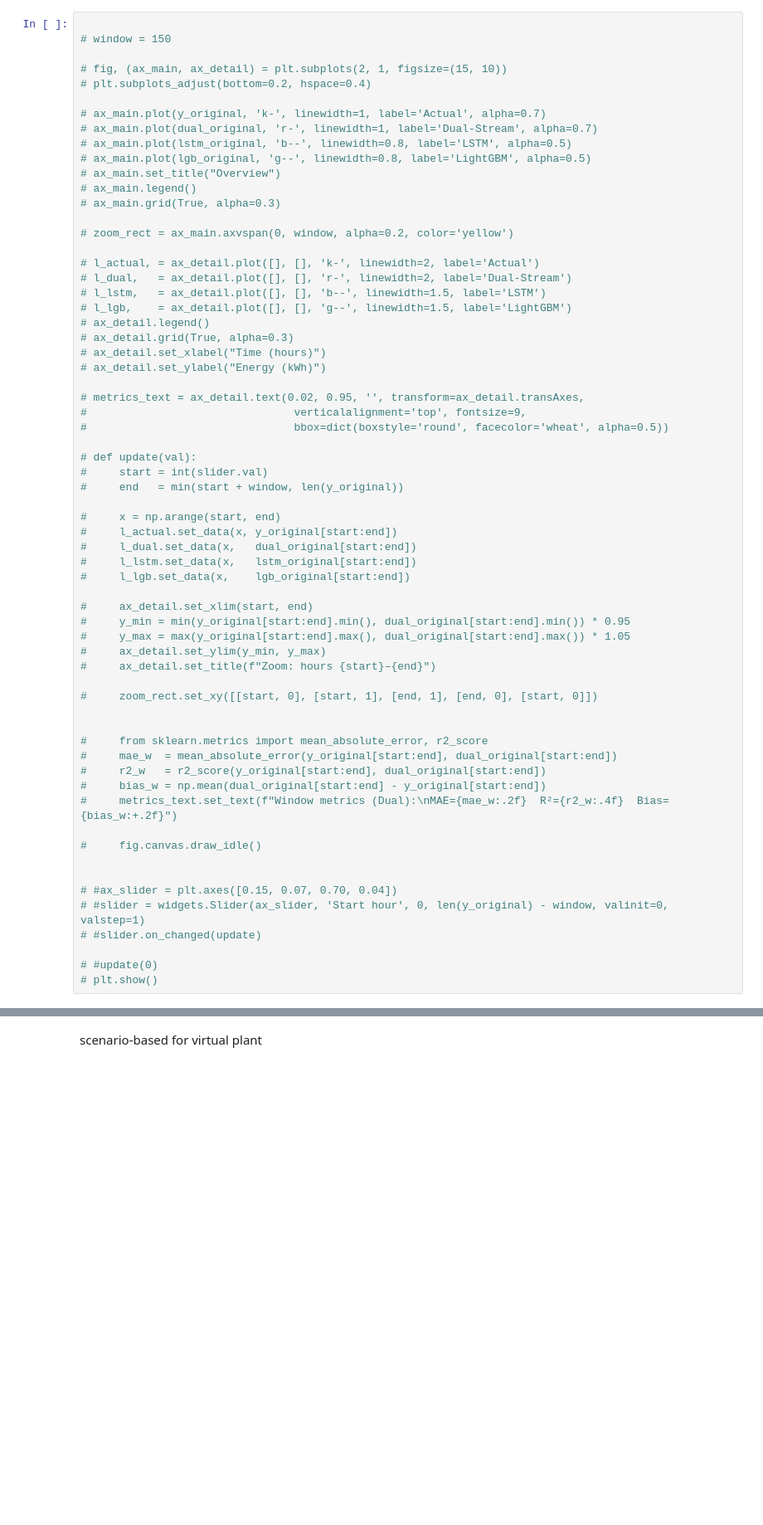
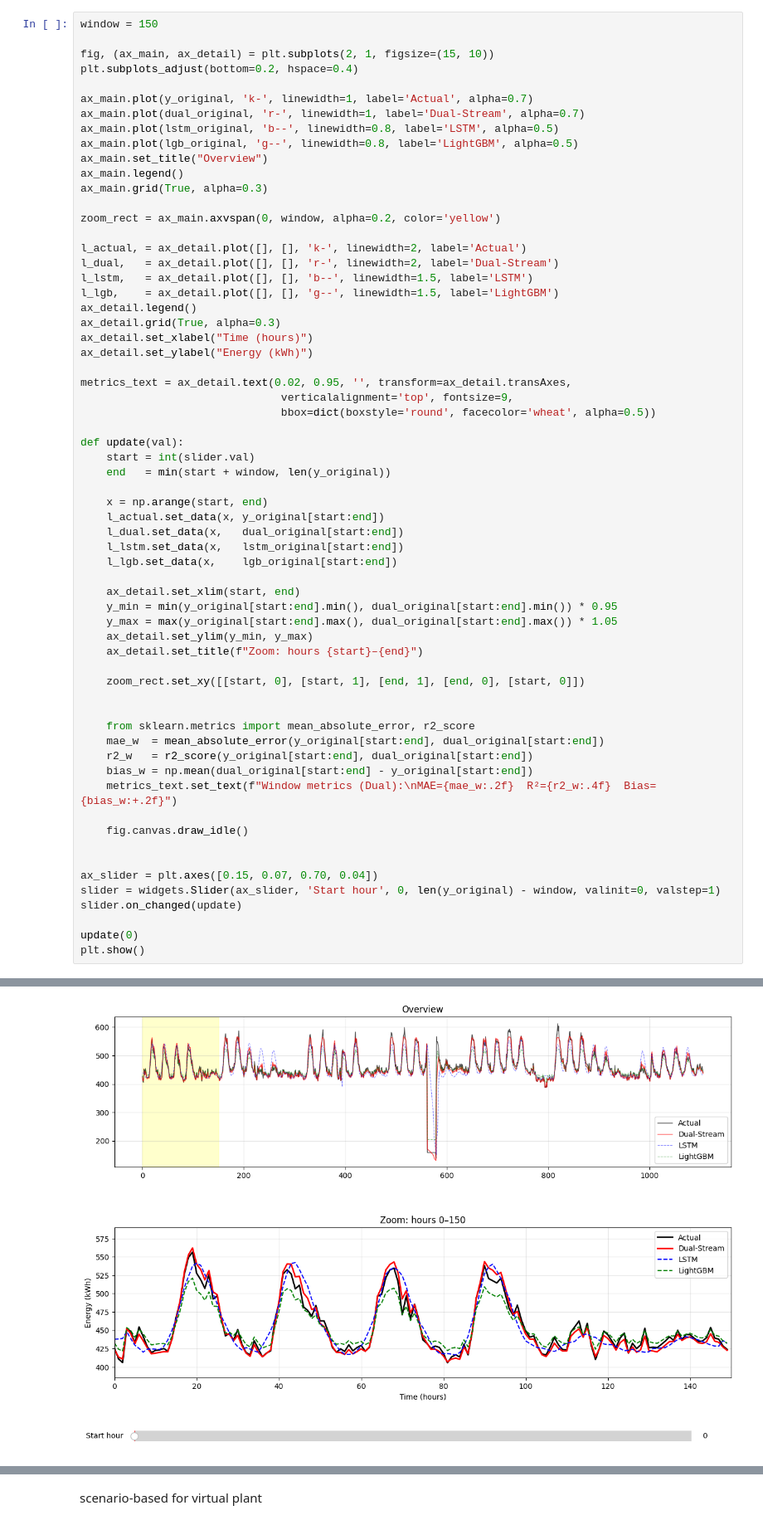
Before and after one commit to ainurkabdrakhman/diploma_project, a Jupyter notebook: main.ipynb, the cells around one changed output, grey strips where cells are left out. Shown at 83% size. Drawn from its saved outputs; the diff is of its cells as text; blank space fills up the shorter version.

```diff
--- a/main.ipynb
+++ b/main.ipynb
@@ -578,64 +735,64 @@ plt.show()
 # %%
+window = 150
 
-# window = 150
+fig, (ax_main, ax_detail) = plt.subplots(2, 1, figsize=(15, 10))
+plt.subplots_adjust(bottom=0.2, hspace=0.4)
 
-# fig, (ax_main, ax_detail) = plt.subplots(2, 1, figsize=(15, 10))
-# plt.subplots_adjust(bottom=0.2, hspace=0.4)
+ax_main.plot(y_original, 'k-', linewidth=1, label='Actual', alpha=0.7)
+ax_main.plot(dual_original, 'r-', linewidth=1, label='Dual-Stream', alpha=0.7)
+ax_main.plot(lstm_original, 'b--', linewidth=0.8, label='LSTM', alpha=0.5)
+ax_main.plot(lgb_original, 'g--', linewidth=0.8, label='LightGBM', alpha=0.5)
+ax_main.set_title("Overview")
+ax_main.legend()
+ax_main.grid(True, alpha=0.3)
 
-# ax_main.plot(y_original, 'k-', linewidth=1, label='Actual', alpha=0.7)
-# ax_main.plot(dual_original, 'r-', linewidth=1, label='Dual-Stream', alpha=0.7)
-# ax_main.plot(lstm_original, 'b--', linewidth=0.8, label='LSTM', alpha=0.5)
-# ax_main.plot(lgb_original, 'g--', linewidth=0.8, label='LightGBM', alpha=0.5)
-# ax_main.set_title("Overview")
-# ax_main.legend()
-# ax_main.grid(True, alpha=0.3)
+zoom_rect = ax_main.axvspan(0, window, alpha=0.2, color='yellow')
 
-# zoom_rect = ax_main.axvspan(0, window, alpha=0.2, color='yellow')
+l_actual, = ax_detail.plot([], [], 'k-', linewidth=2, label='Actual')
+l_dual,   = ax_detail.plot([], [], 'r-', linewidth=2, label='Dual-Stream')
+l_lstm,   = ax_detail.plot([], [], 'b--', linewidth=1.5, label='LSTM')
+l_lgb,    = ax_detail.plot([], [], 'g--', linewidth=1.5, label='LightGBM')
+ax_detail.legend()
+ax_detail.grid(True, alpha=0.3)
+ax_detail.set_xlabel("Time (hours)")
+ax_detail.set_ylabel("Energy (kWh)")
 
-# l_actual, = ax_detail.plot([], [], 'k-', linewidth=2, label='Actual')
-# l_dual,   = ax_detail.plot([], [], 'r-', linewidth=2, label='Dual-Stream')
-# l_lstm,   = ax_detail.plot([], [], 'b--', linewidth=1.5, label='LSTM')
-# l_lgb,    = ax_detail.plot([], [], 'g--', linewidth=1.5, label='LightGBM')
-# ax_detail.legend()
-# ax_detail.grid(True, alpha=0.3)
-# ax_detail.set_xlabel("Time (hours)")
-# ax_detail.set_ylabel("Energy (kWh)")
+metrics_text = ax_detail.text(0.02, 0.95, '', transform=ax_detail.transAxes,
+                               verticalalignment='top', fontsize=9,
+                               bbox=dict(boxstyle='round', facecolor='wheat', alpha=0.5))
 
-# metrics_text = ax_detail.text(0.02, 0.95, '', transform=ax_detail.transAxes,
-#                                verticalalignment='top', fontsize=9,
-#                                bbox=dict(boxstyle='round', facecolor='wheat', alpha=0.5))
+def update(val):
+    start = int(slider.val)
+    end   = min(start + window, len(y_original))
 
-# def update(val):
-#     start = int(slider.val)
-#     end   = min(start + window, len(y_original))
+    x = np.arange(start, end)
+    l_actual.set_data(x, y_original[start:end])
+    l_dual.set_data(x,   dual_original[start:end])
+    l_lstm.set_data(x,   lstm_original[start:end])
+    l_lgb.set_data(x,    lgb_original[start:end])
 
-#     x = np.arange(start, end)
-#     l_actual.set_data(x, y_original[start:end])
-#     l_dual.set_data(x,   dual_original[start:end])
-#     l_lstm.set_data(x,   lstm_original[start:end])
-#     l_lgb.set_data(x,    lgb_original[start:end])
+    ax_detail.set_xlim(start, end)
+    y_min = min(y_original[start:end].min(), dual_original[start:end].min()) * 0.95
+    y_max = max(y_original[start:end].max(), dual_original[start:end].max()) * 1.05
+    ax_detail.set_ylim(y_min, y_max)
+    ax_detail.set_title(f"Zoom: hours {start}–{end}")
 
-#     ax_detail.set_xlim(start, end)
-#     y_min = min(y_original[start:end].min(), dual_original[start:end].min()) * 0.95
-#     y_max = max(y_original[start:end].max(), dual_original[start:end].max()) * 1.05
-#     ax_detail.set_ylim(y_min, y_max)
-#     ax_detail.set_title(f"Zoom: hours {start}–{end}")
-
-#     zoom_rect.set_xy([[start, 0], [start, 1], [end, 1], [end, 0], [start, 0]])
+    zoom_rect.set_xy([[start, 0], [start, 1], [end, 1], [end, 0], [start, 0]])
 
 
-#     from sklearn.metrics import mean_absolute_error, r2_score
-#     mae_w  = mean_absolute_error(y_original[start:end], dual_original[start:end])
-#     r2_w   = r2_score(y_original[start:end], dual_original[start:end])
-#     bias_w = np.mean(dual_original[start:end] - y_original[start:end])
-#     metrics_text.set_text(f"Window metrics (Dual):\nMAE={mae_w:.2f}  R²={r2_w:.4f}  Bias={bias_w:+.2f}")
+    from sklearn.metrics import mean_absolute_error, r2_score
+    mae_w  = mean_absolute_error(y_original[start:end], dual_original[start:end])
+    r2_w   = r2_score(y_original[start:end], dual_original[start:end])
+    bias_w = np.mean(dual_original[start:end] - y_original[start:end])
+    metrics_text.set_text(f"Window metrics (Dual):\nMAE={mae_w:.2f}  R²={r2_w:.4f}  Bias={bias_w:+.2f}")
 
-#     fig.canvas.draw_idle()
+    fig.canvas.draw_idle()
 
 
-# #ax_slider = plt.axes([0.15, 0.07, 0.70, 0.04])
-# #slider = widgets.Slider(ax_slider, 'Start hour', 0, len(y_original) - window, valinit=0, valstep=1)
-# #slider.on_changed(update)
+ax_slider = plt.axes([0.15, 0.07, 0.70, 0.04])
+slider = widgets.Slider(ax_slider, 'Start hour', 0, len(y_original) - window, valinit=0, valstep=1)
+slider.on_changed(update)
 
-# #update(0)
-# plt.show()
+update(0)
+plt.show()
+# %% [output]
@@ -642,3 +800,4 @@ plt.show()
+[figure, added]
 # %%
 min_len = min(len(y_test), len(dual_preds))
 
```
Also changed, not shown: parts of 46 cells of this notebook, 11 other files.
